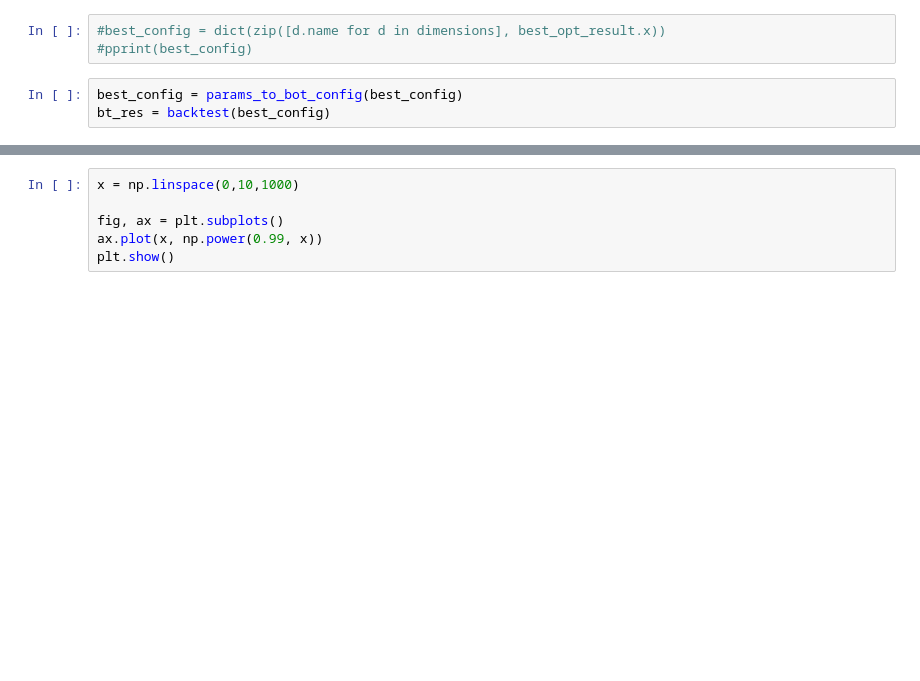
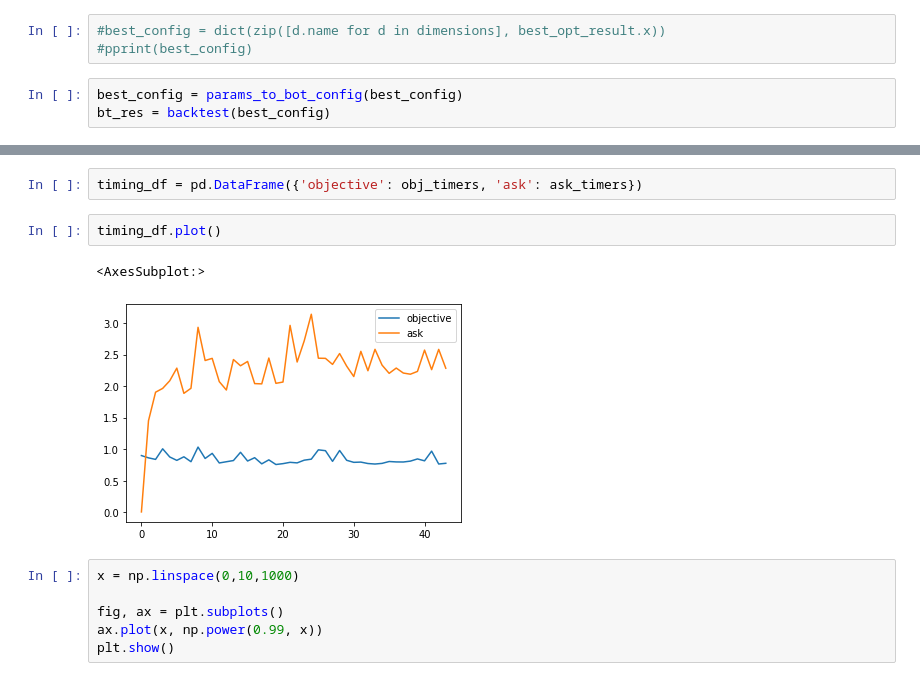
Before and after one commit to revmischa/crypto-trader, a Jupyter notebook: strategize-skopt.ipynb, the cells around one changed output, grey strips where cells are left out. Saved outputs shown, nothing was run; the diff lists cells and outputs as text; blank space fills up the shorter version.

```diff
--- a/strategize-skopt.ipynb
+++ b/strategize-skopt.ipynb
@@ -479,3 +515,10 @@ _ = skplots.plot_evaluations(best_opt_result)
+# %%
+timing_df = pd.DataFrame({'objective': obj_timers, 'ask': ask_timers})
+# %%
+timing_df.plot()
+# %% [output]
+<AxesSubplot:>
+[figure, added]
 # %%
 x = np.linspace(0,10,1000)
 
```
Also changed, not shown: parts of 11 cells of this notebook, 1 other file.
